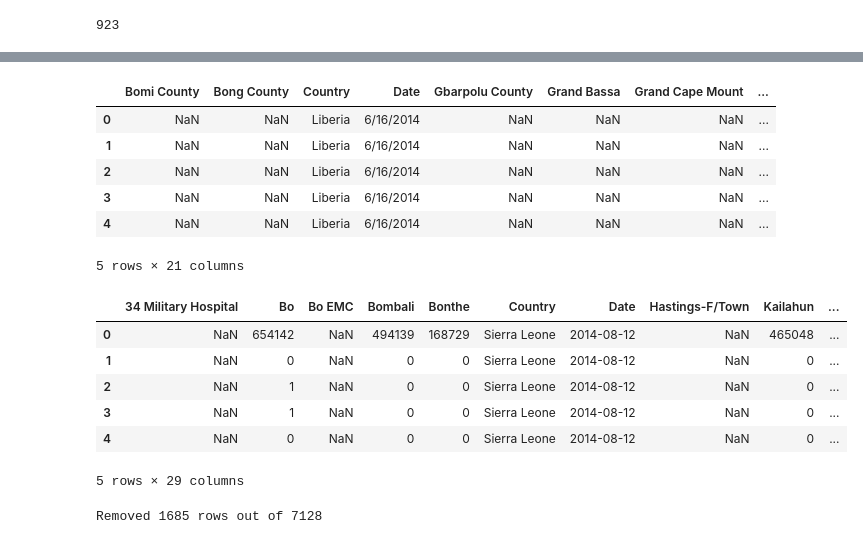
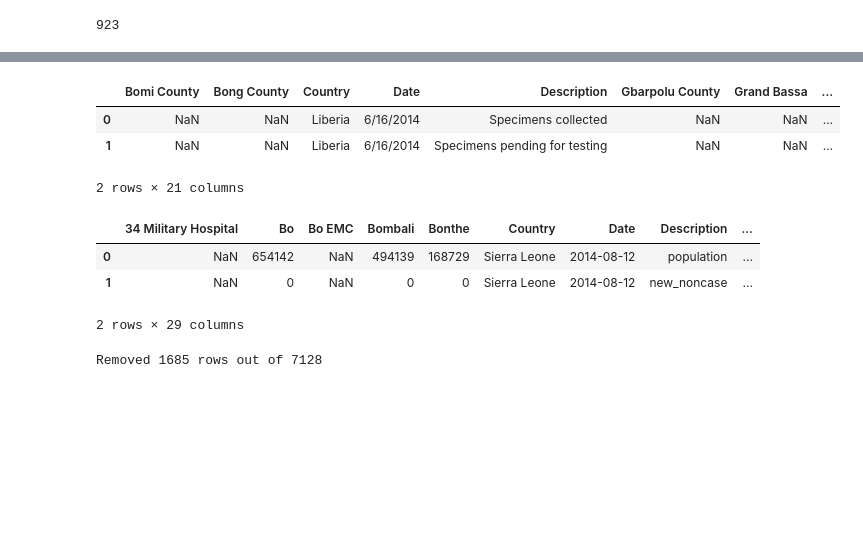
Before and after one commit to rbsteinm/AppliedDataAnalysis, a Jupyter notebook: Homeworks/01 - Pandas and Data Wrangling/Homework 1.ipynb, the cells around one changed output, grey strips where cells are left out. Cells and saved outputs as stored; diff of their text form; code cells hidden in the pictures; blank space fills up the shorter version.

```diff
--- a/Homeworks/01 - Pandas and Data Wrangling/Homework 1.ipynb
+++ b/Homeworks/01 - Pandas and Data Wrangling/Homework 1.ipynb
@@ -71,40 +70,34 @@ liberia = pd.DataFrame()
 i = 0
 for df in dfs[1]:
     df['Country'] = 'Liberia'
-    df = df.rename(columns = {'National':'Totals'})
+    df = df.rename(columns = {'National':'Totals', 'Variable':'Description'})
     df['Month'] = pd.to_numeric(pd.to_datetime(df['Date']).dt.month)
     dfs[1][i] = df
     i += 1
 liberia = pd.concat(dfs[1])
-liberia.head()
+liberia.head(2)
 # %% [output]
-|  | Bomi County | Bong County | Country | Date | Gbarpolu County | Grand Bassa | Grand Cape Mount | ... |
-| 0 | NaN | NaN | Liberia | 6/16/2014 | NaN | NaN | NaN | ... |
-| 1 | NaN | NaN | Liberia | 6/16/2014 | NaN | NaN | NaN | ... |
-| 2 | NaN | NaN | Liberia | 6/16/2014 | NaN | NaN | NaN | ... |
-| 3 | NaN | NaN | Liberia | 6/16/2014 | NaN | NaN | NaN | ... |
-| 4 | NaN | NaN | Liberia | 6/16/2014 | NaN | NaN | NaN | ... |
+|  | Bomi County | Bong County | Country | Date | Description | Gbarpolu County | Grand Bassa | ... |
+| 0 | NaN | NaN | Liberia | 6/16/2014 | Specimens collected | NaN | NaN | ... |
+| 1 | NaN | NaN | Liberia | 6/16/2014 | Specimens pending for testing | NaN | NaN | ... |
-5 rows × 21 columns
+2 rows × 21 columns
 # %%
 # clean Sierra Leone data
 sl = pd.DataFrame()
 i = 0
 for df in dfs[2]:
     df['Country'] = 'Sierra Leone'
-    df = df.rename(columns = {'National':'Totals', 'date' : 'Date'})
+    df = df.rename(columns = {'National':'Totals', 'date' : 'Date', 'variable':'Description'})
     df['Month'] = pd.to_numeric(pd.to_datetime(df['Date']).dt.month)
     dfs[2][i] = df
     i += 1
 sl = pd.concat(dfs[2])
-sl.head()
+sl.head(2)
 # %% [output]
-|  | 34 Military Hospital | Bo | Bo EMC | Bombali | Bonthe | Country | Date | Hastings-F/Town | Kailahun | ... |
-| 0 | NaN | 654142 | NaN | 494139 | 168729 | Sierra Leone | 2014-08-12 | NaN | 465048 | ... |
-| 1 | NaN | 0 | NaN | 0 | 0 | Sierra Leone | 2014-08-12 | NaN | 0 | ... |
-| 2 | NaN | 1 | NaN | 0 | 0 | Sierra Leone | 2014-08-12 | NaN | 0 | ... |
-| 3 | NaN | 1 | NaN | 0 | 0 | Sierra Leone | 2014-08-12 | NaN | 0 | ... |
-| 4 | NaN | 0 | NaN | 0 | 0 | Sierra Leone | 2014-08-12 | NaN | 0 | ... |
+|  | 34 Military Hospital | Bo | Bo EMC | Bombali | Bonthe | Country | Date | Description | ... |
+| 0 | NaN | 654142 | NaN | 494139 | 168729 | Sierra Leone | 2014-08-12 | population | ... |
+| 1 | NaN | 0 | NaN | 0 | 0 | Sierra Leone | 2014-08-12 | new_noncase | ... |
-5 rows × 29 columns
+2 rows × 29 columns
 # %%
 # merge dataframes
 full_data = pd.concat([guinea, liberia, sl])
```
Also changed, not shown: parts of 9 cells of this notebook.
